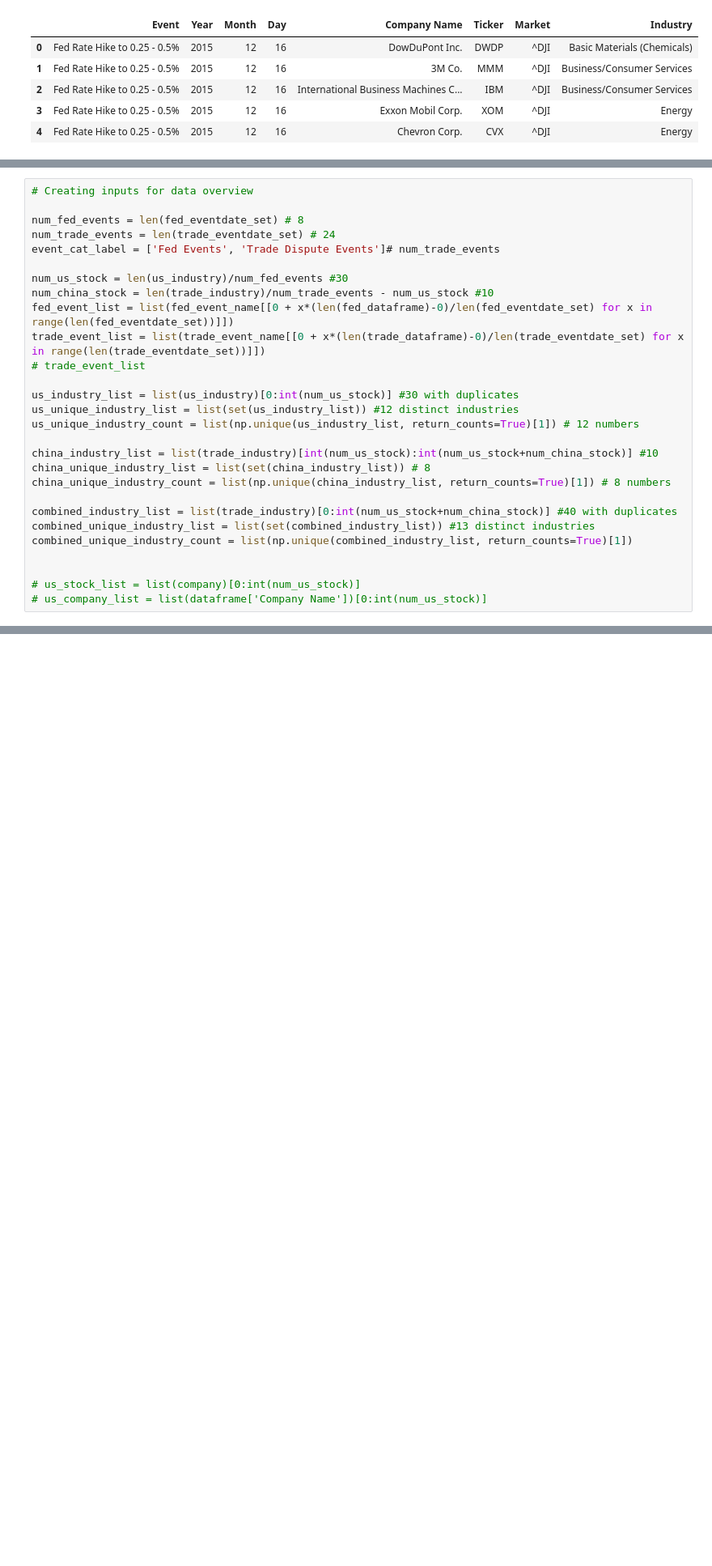
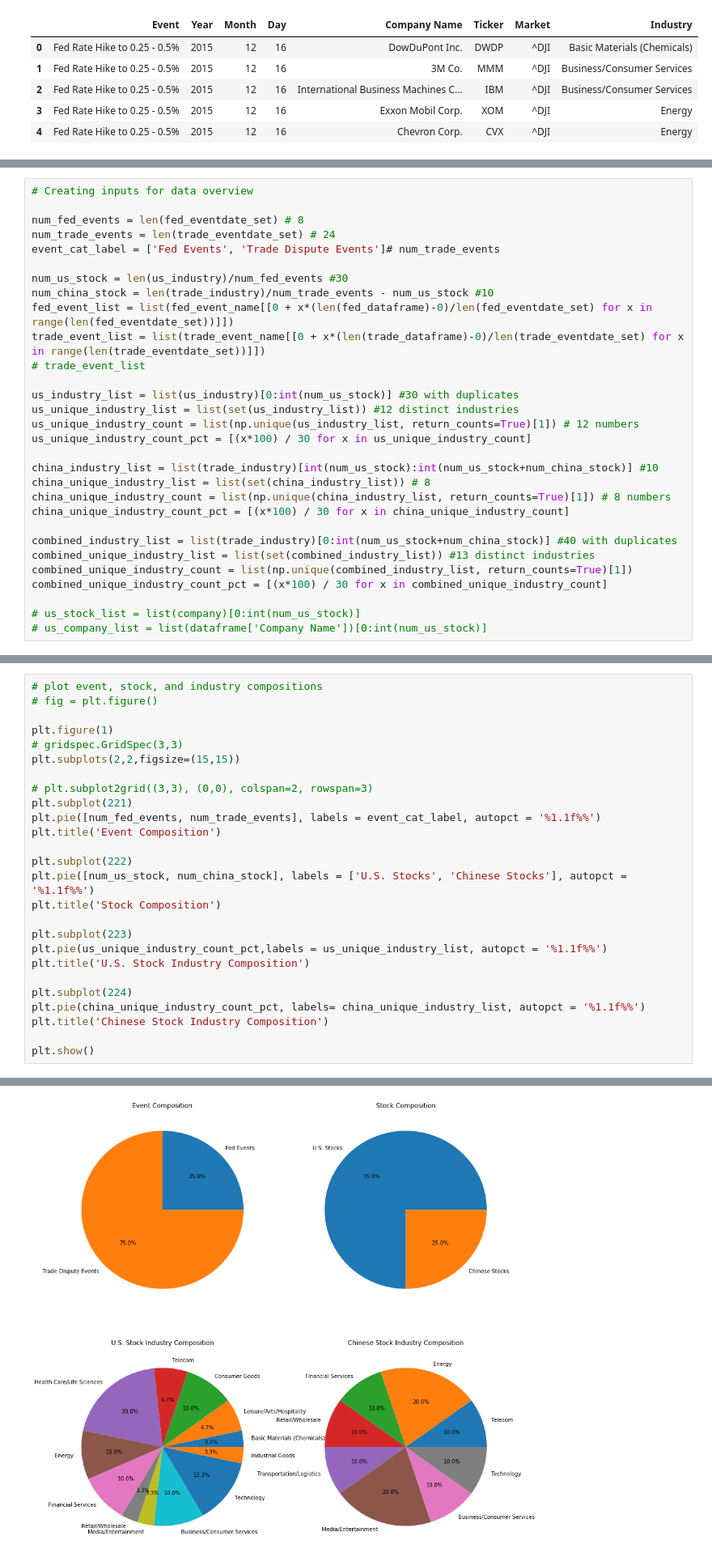
Before and after one commit to Amberyunzhu/Tools-Project-ROESM, a Jupyter notebook: Project_non_OOP_version.ipynb, the cells around one changed output, grey strips where cells are left out. Shown at 81% size. Drawn from its saved outputs; the diff is of its cells as text; blank space fills up the shorter version.

Commit message:
Completed initial visualization on dataset

```diff
--- a/Project_non_OOP_version.ipynb
+++ b/Project_non_OOP_version.ipynb
@@ -110,15 +110,17 @@ trade_event_list = list(trade_event_name[[0 + x*(len(trade_dataframe)-0)/len(tra
 us_industry_list = list(us_industry)[0:int(num_us_stock)] #30 with duplicates
 us_unique_industry_list = list(set(us_industry_list)) #12 distinct industries
 us_unique_industry_count = list(np.unique(us_industry_list, return_counts=True)[1]) # 12 numbers
+us_unique_industry_count_pct = [(x*100) / 30 for x in us_unique_industry_count]
 
 china_industry_list = list(trade_industry)[int(num_us_stock):int(num_us_stock+num_china_stock)] #10
 china_unique_industry_list = list(set(china_industry_list)) # 8
 china_unique_industry_count = list(np.unique(china_industry_list, return_counts=True)[1]) # 8 numbers
+china_unique_industry_count_pct = [(x*100) / 30 for x in china_unique_industry_count]
 
 combined_industry_list = list(trade_industry)[0:int(num_us_stock+num_china_stock)] #40 with duplicates
 combined_unique_industry_list = list(set(combined_industry_list)) #13 distinct industries
 combined_unique_industry_count = list(np.unique(combined_industry_list, return_counts=True)[1])
-
+combined_unique_industry_count_pct = [(x*100) / 30 for x in combined_unique_industry_count]
 
 # us_stock_list = list(company)[0:int(num_us_stock)]
 # us_company_list = list(dataframe['Company Name'])[0:int(num_us_stock)]
@@ -126,0 +127,27 @@ combined_unique_industry_count = list(np.unique(combined_industry_list, return_c
+# %%
+# plot event, stock, and industry compositions
+# fig = plt.figure()
+
+plt.figure(1)
+# gridspec.GridSpec(3,3)
+plt.subplots(2,2,figsize=(15,15))
+
+# plt.subplot2grid((3,3), (0,0), colspan=2, rowspan=3)
+plt.subplot(221)
+plt.pie([num_fed_events, num_trade_events], labels = event_cat_label, autopct = '%1.1f%%')
+plt.title('Event Composition')
+
+plt.subplot(222)
+plt.pie([num_us_stock, num_china_stock], labels = ['U.S. Stocks', 'Chinese Stocks'], autopct = '%1.1f%%')
+plt.title('Stock Composition')
+
+plt.subplot(223)
+plt.pie(us_unique_industry_count_pct,labels = us_unique_industry_list, autopct = '%1.1f%%')
+plt.title('U.S. Stock Industry Composition')
+
+plt.subplot(224)
+plt.pie(china_unique_industry_count_pct, labels= china_unique_industry_list, autopct = '%1.1f%%')
+plt.title('Chinese Stock Industry Composition')
+
+plt.show()
+# %% [output]
@@ -126,0 +155 @@ combined_unique_industry_count = list(np.unique(combined_industry_list, return_c
+[figure, added]
```
Also changed, not shown: parts of 4 cells of this notebook.
